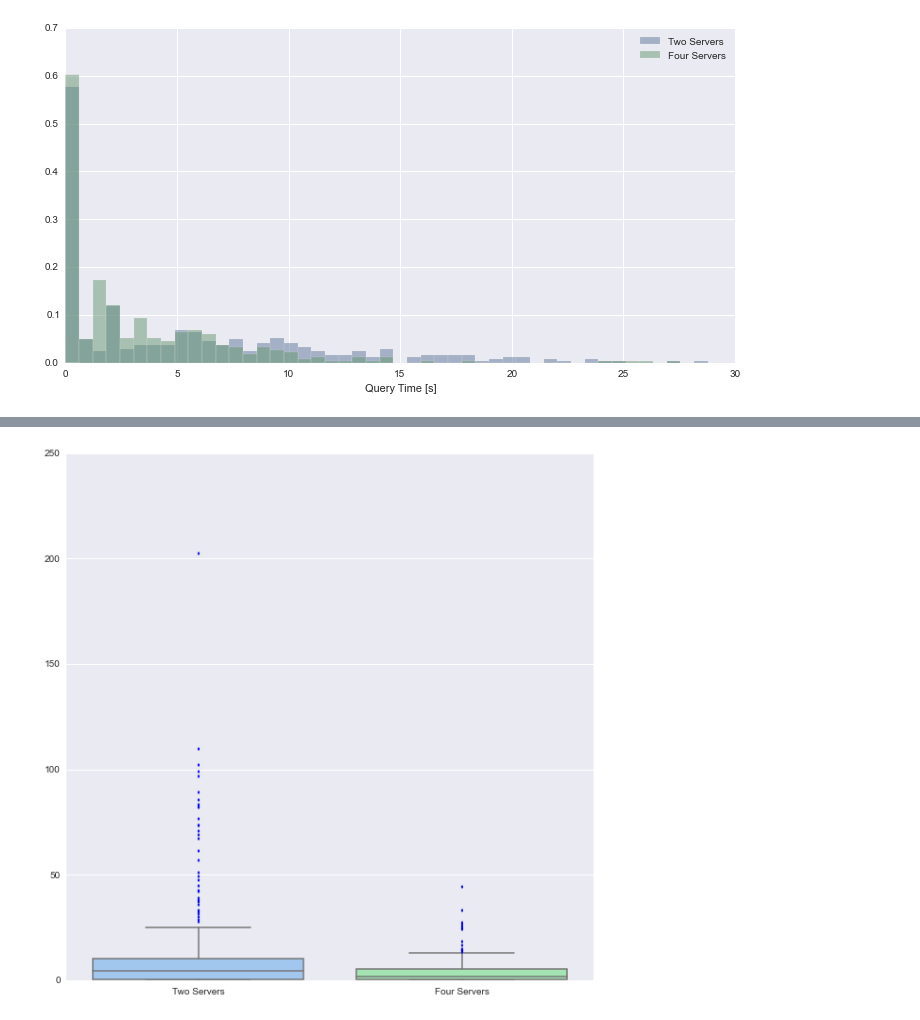
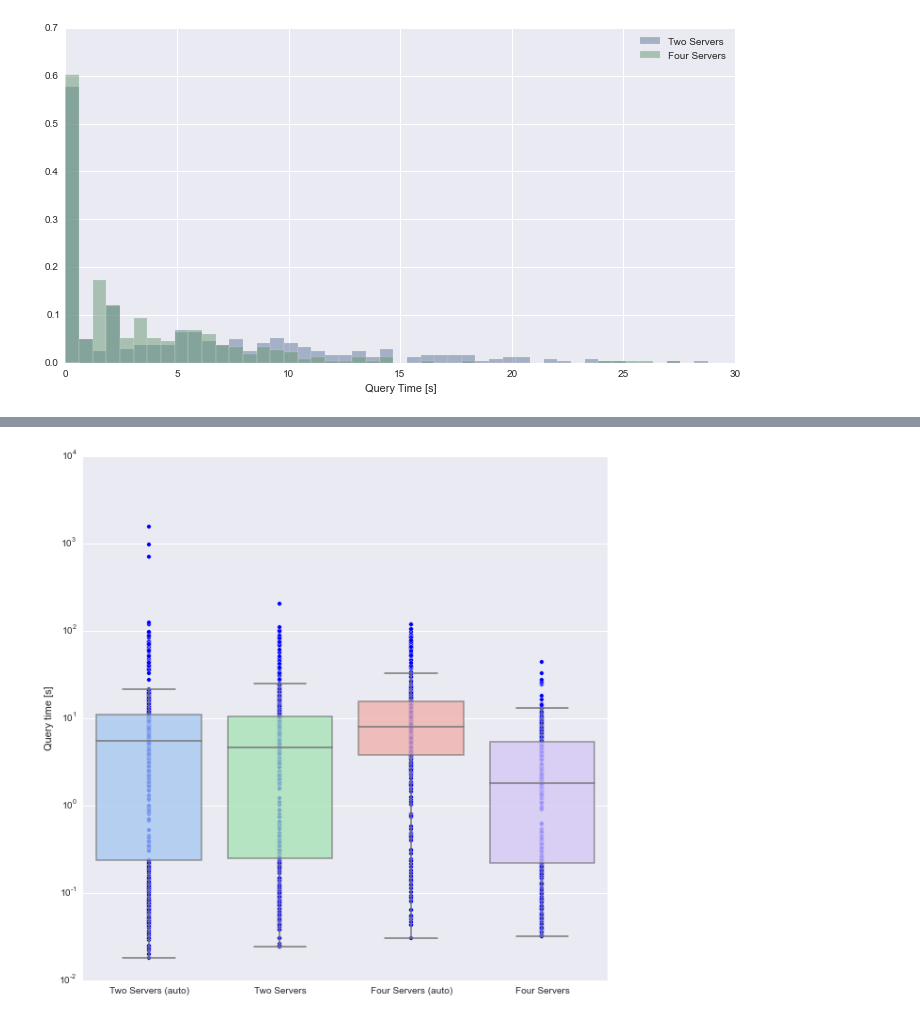
Before and after one commit to anjackson/keeping-codes, a Jupyter notebook: experiments/Scaling The Indexer.ipynb, the cells around one changed output, grey strips where cells are left out. Drawn from its saved outputs; the diff is of its cells as text; code cells hidden in the pictures.

Commit message:
Updated graphs.

```diff
--- a/experiments/Scaling The Indexer.ipynb
+++ b/experiments/Scaling The Indexer.ipynb
@@ -1237,7 +1237,9 @@ def loadSB( file ):
     return (np.array(qts), np.array(nhs))
 
 qts2, nhs2 = loadSB( "solr-bench/servers-2-distrib-manual.txt" )
+qts2a, nhs2a = loadSB( "solr-bench/servers-2-distrib-auto.txt" )
 qts4, nhs4 = loadSB( "solr-bench/servers-4-distrib-manual.txt" )
+qts4a, nhs4a = loadSB( "solr-bench/servers-4-distrib-auto.txt" )
 
 fig = plt.figure(figsize=(12, 6))
 max_data = 30
@@ -1265,8 +1293,15 @@ jp4.fig.savefig("solr-bench/QTvN-4.svg")
 # %%
-data = [qts2,qts4]
+data = [qts2a,qts2,qts4a,qts4]
 fig = plt.figure(figsize=(10, 10))
+plt.ylabel("Query time [s]")
 sns.set_context(rc={"figure.figsize": (10, 10)})
-ax = sns.boxplot(data, names=["Two Servers", "Four Servers"], color="pastel");
-fig.savefig("solr-bench/QTimeBoxPlot.pdf")
+ax = sns.boxplot(data, names=["Two Servers (auto)", "Two Servers", "Four Servers (auto)", "Four Servers"],
+                 color="pastel", alpha=0.75, fliersize=0.0 );
+ax.semilogy()
+plt.scatter(np.repeat(1, qts2a.shape[0]),qts2a)
+plt.scatter(np.repeat(2, qts2.shape[0]),qts2)
+plt.scatter(np.repeat(3, qts4a.shape[0]),qts4a)
+plt.scatter(np.repeat(4, qts4.shape[0]),qts4)
+fig.savefig("solr-bench/QTimeBoxPlot.svg")
 # %% [output]
-[figure, old version]
+[figure, new version]
```
Also changed, not shown: parts of 5 cells of this notebook, 2 other files.
